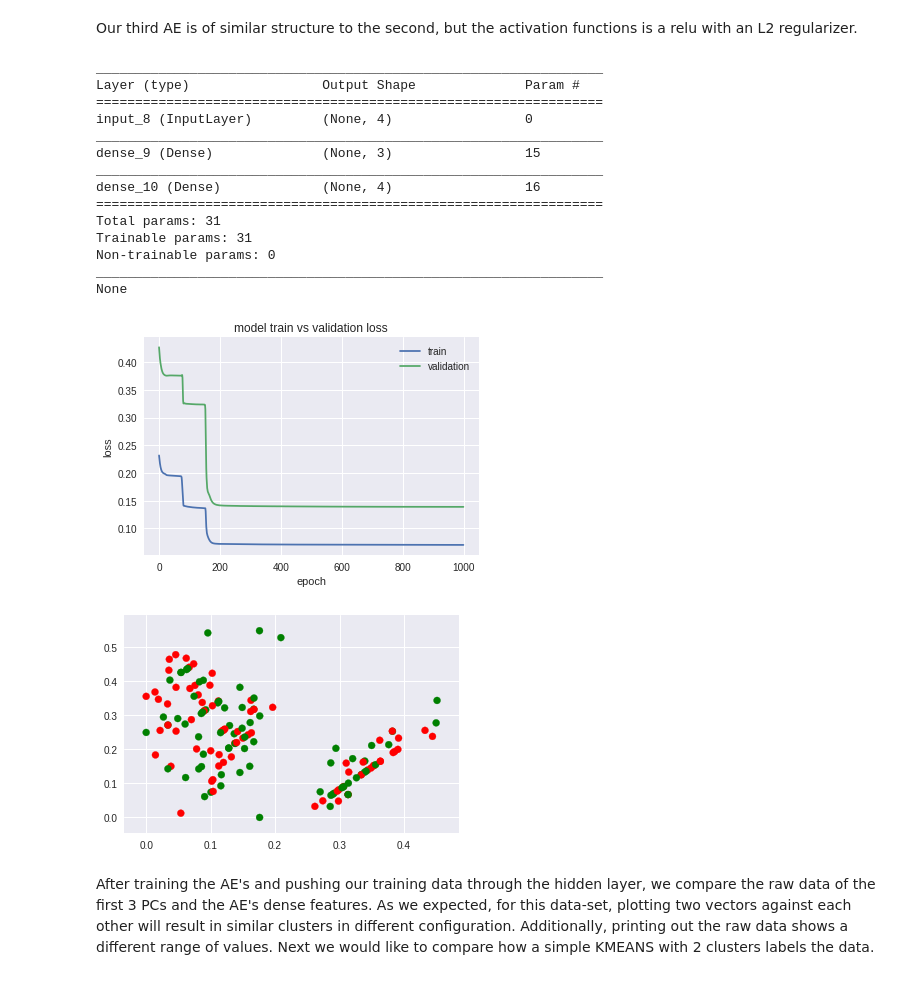
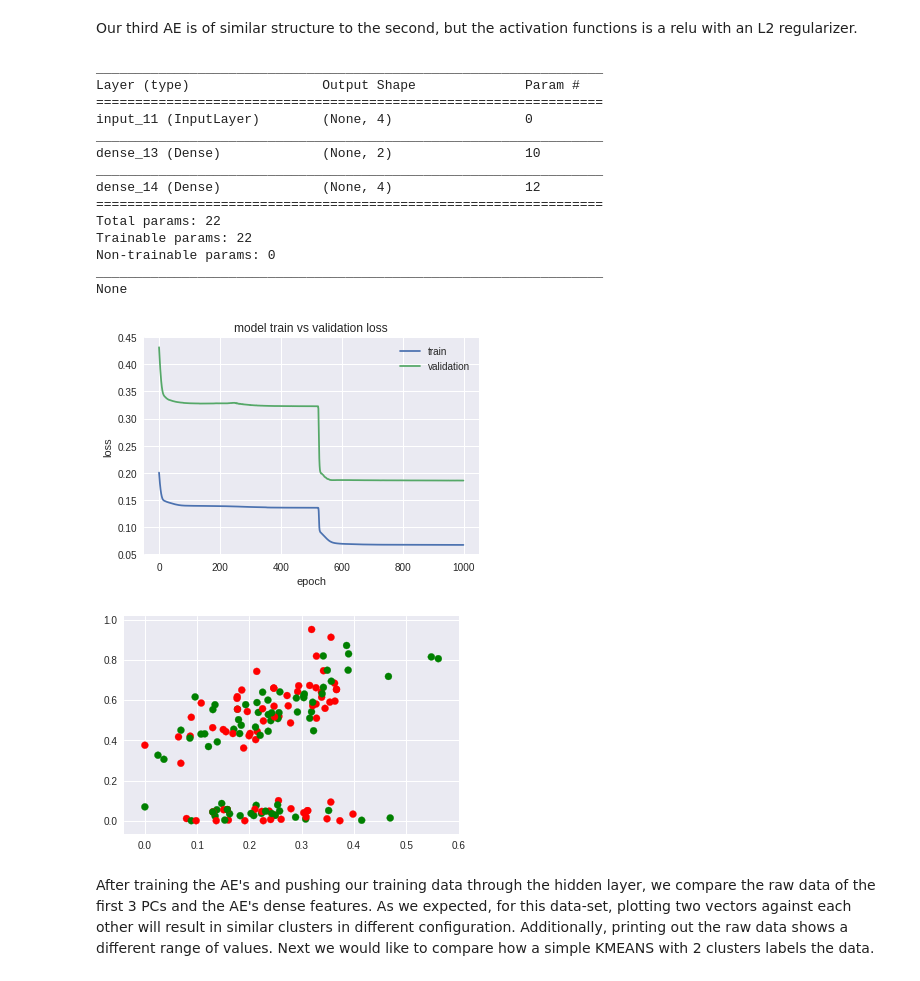
Before and after one commit to orico/PCAvsAutoencoder, a Jupyter notebook: PCA_vs_Autoencoder_tutorial.ipynb, the cells around one changed output. Drawn from its saved outputs; the diff is of its cells as text; code cells hidden in the pictures.

```diff
--- a/PCA_vs_Autoencoder_tutorial.ipynb
+++ b/PCA_vs_Autoencoder_tutorial.ipynb
@@ -60,7 +61,7 @@ Our first AE has 3 layers, the hidden layer has 3 neurons. The encoded and decod
 # %%
 #create an AE and fit it with our data using 3 neurons in the dense layer using keras' functional API
 input_dim = X_scaled.shape[1]
-encoding_dim = 3
+encoding_dim = 2
 input_img = Input(shape=(input_dim,))
 encoded = Dense(encoding_dim, activation='linear')(input_img)
 decoded = Dense(input_dim, activation='linear')(encoded)
@@ -172,7 +173,7 @@ Our third AE is of similar structure to the second, but the activation functions
 # %%
 #create an AE and fit it with our data using 3 neurons in the dense layer using keras' functional API
 input_dim3 = X_scaled.shape[1]
-encoding_dim3 = 3
+encoding_dim3 = 2
 input_img3 = Input(shape=(input_dim3,))
 encoded3 = Dense(encoding_dim3, activation='relu', activity_regularizer=regularizers.l2(10e-5))(input_img3)
 decoded3 = Dense(input_dim3, activation='relu')(encoded3)
@@ -188,40 +189,40 @@ history3 = autoencoder3.fit(X_scaled, X_scaled,
                 verbose = 0)
 
 #plot our loss
 plt.plot(history3.history['loss'])
 plt.plot(history3.history['val_loss'])
 plt.title('model train vs validation loss')
 plt.ylabel('loss')
 plt.xlabel('epoch')
 plt.legend(['train', 'validation'], loc='upper right')
 plt.show()
 
 # use our encoded layer to encode the training input
 encoder3 = Model(input_img3, encoded3)
 encoded_input3 = Input(shape=(encoding_dim3,))
 decoder_layer3 = autoencoder3.layers[-1]
 decoder3 = Model(encoded_input3, decoder_layer(encoded_input3))
 encoded_data3 = encoder3.predict(X_scaled)
 
 plt.scatter(encoded_data3[:,0],encoded_data3[:,1],color=['red','green'])
 plt.show()
 # %% [output]
 _________________________________________________________________
 Layer (type)                 Output Shape              Param #
 =================================================================
-input_8 (InputLayer)         (None, 4)                 0
+input_11 (InputLayer)        (None, 4)                 0
 _________________________________________________________________
-dense_9 (Dense)              (None, 3)                 15
+dense_13 (Dense)             (None, 2)                 10
 _________________________________________________________________
-dense_10 (Dense)             (None, 4)                 16
+dense_14 (Dense)             (None, 4)                 12
 =================================================================
-Total params: 31
-Trainable params: 31
+Total params: 22
+Trainable params: 22
 Non-trainable params: 0
 _________________________________________________________________
 None
-[figure, old version]
+[figure, new version]
-[figure, old version]
+[figure, new version]
 # %% [markdown]
 After training the AE's and pushing our training data through the hidden layer, we compare the raw data of the first 3 PCs and the AE's dense features. As we expected, for this data-set, plotting two vectors against each other will result in similar clusters in different configuration. Additionally, printing out the raw data shows a different range of values. Next we would like to compare how a simple KMEANS with 2 clusters labels the data.
 # %%
```
Also changed, not shown: parts of 9 cells of this notebook.
